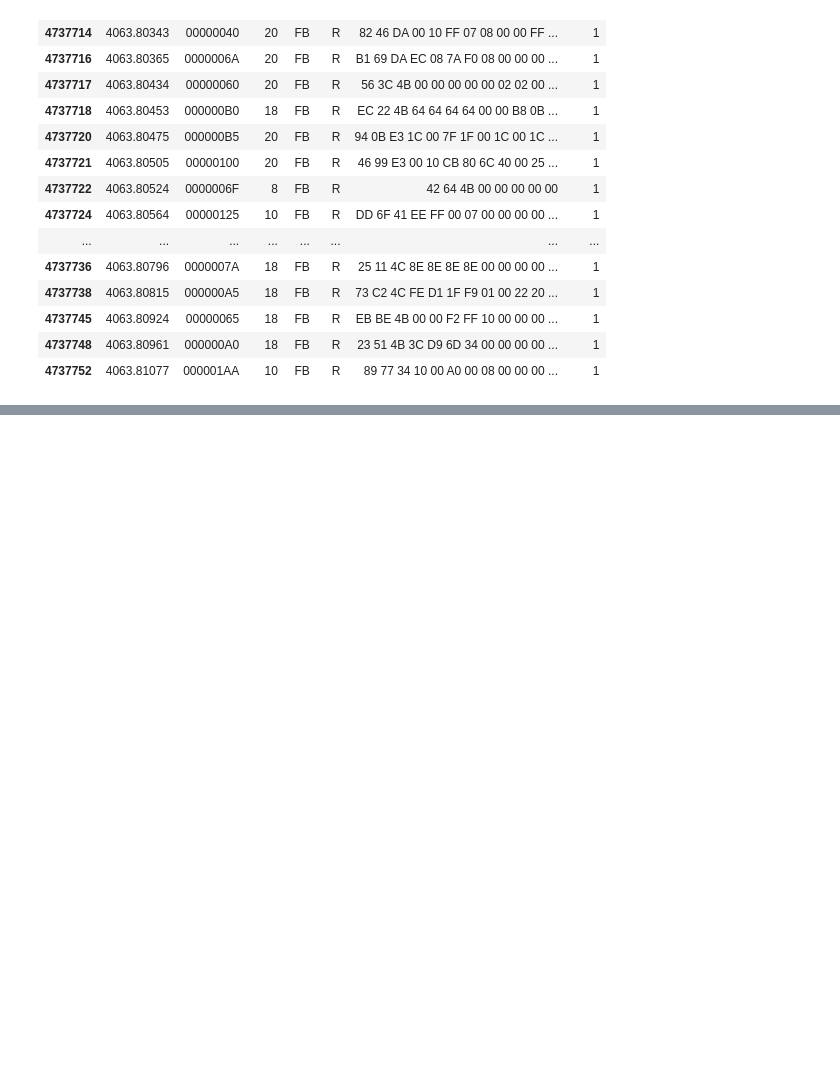
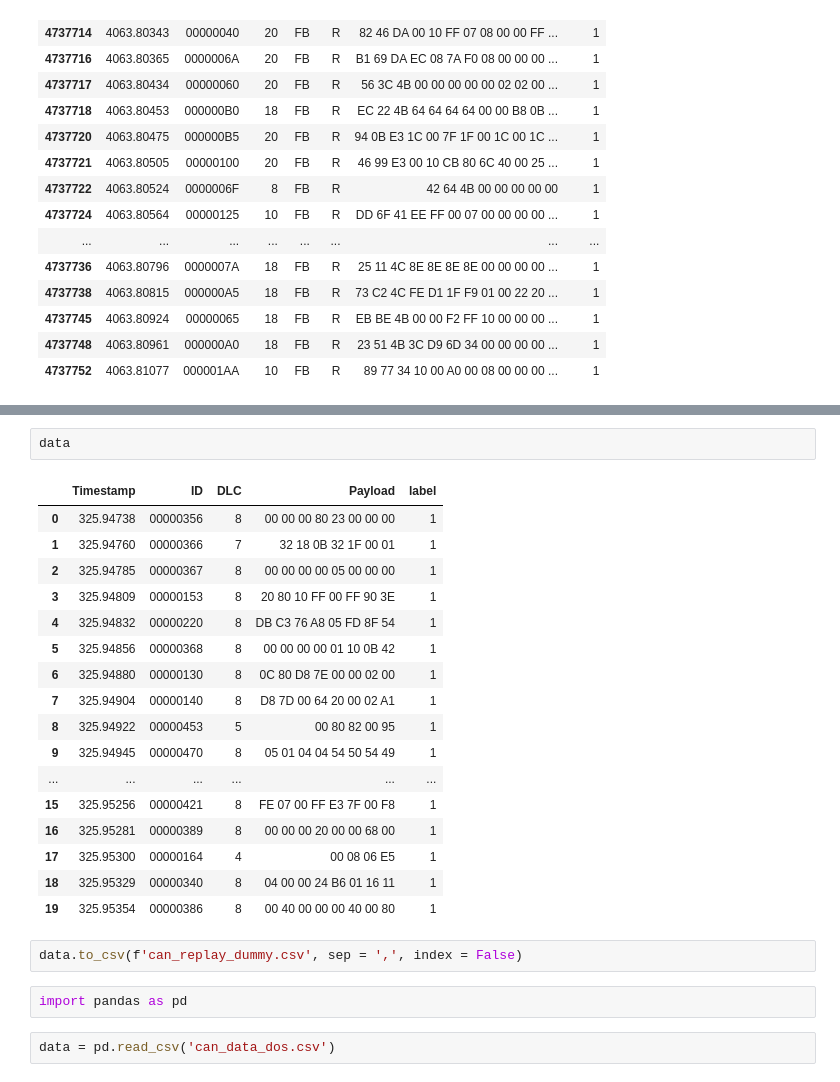
Before and after one commit to CJW-MAPU/Canttack, a Jupyter notebook: canttackTest.ipynb, the cells around one changed output, grey strips where cells are left out. Saved outputs shown, nothing was run; the diff lists cells and outputs as text; blank space fills up the shorter version.

```diff
--- a/canttackTest.ipynb
+++ b/canttackTest.ipynb
@@ -174,0 +201,26 @@ a[a['label'] == 1]
+# %%
+data
+# %% [output]
+|  | Timestamp | ID | DLC | Payload | label |
+| 0 | 325.94738 | 00000356 | 8 | 00 00 00 80 23 00 00 00 | 1 |
+| 1 | 325.94760 | 00000366 | 7 | 32 18 0B 32 1F 00 01 | 1 |
+| 2 | 325.94785 | 00000367 | 8 | 00 00 00 00 05 00 00 00 | 1 |
+| 3 | 325.94809 | 00000153 | 8 | 20 80 10 FF 00 FF 90 3E | 1 |
+| 4 | 325.94832 | 00000220 | 8 | DB C3 76 A8 05 FD 8F 54 | 1 |
+| 5 | 325.94856 | 00000368 | 8 | 00 00 00 00 01 10 0B 42 | 1 |
+| 6 | 325.94880 | 00000130 | 8 | 0C 80 D8 7E 00 00 02 00 | 1 |
+| 7 | 325.94904 | 00000140 | 8 | D8 7D 00 64 20 00 02 A1 | 1 |
+| 8 | 325.94922 | 00000453 | 5 | 00 80 82 00 95 | 1 |
+| 9 | 325.94945 | 00000470 | 8 | 05 01 04 04 54 50 54 49 | 1 |
+| ... | ... | ... | ... | ... | ... |
+| 15 | 325.95256 | 00000421 | 8 | FE 07 00 FF E3 7F 00 F8 | 1 |
+| 16 | 325.95281 | 00000389 | 8 | 00 00 00 20 00 00 68 00 | 1 |
+| 17 | 325.95300 | 00000164 | 4 | 00 08 06 E5 | 1 |
+| 18 | 325.95329 | 00000340 | 8 | 04 00 00 24 B6 01 16 11 | 1 |
+| 19 | 325.95354 | 00000386 | 8 | 00 40 00 00 00 40 00 80 | 1 |
+# %%
+data.to_csv(f'can_replay_dummy.csv', sep = ',', index = False)
+# %%
+import pandas as pd
+# %%
+data = pd.read_csv('can_data_dos.csv')
```
Also changed, not shown: parts of 11 cells of this notebook, 3 other files.
